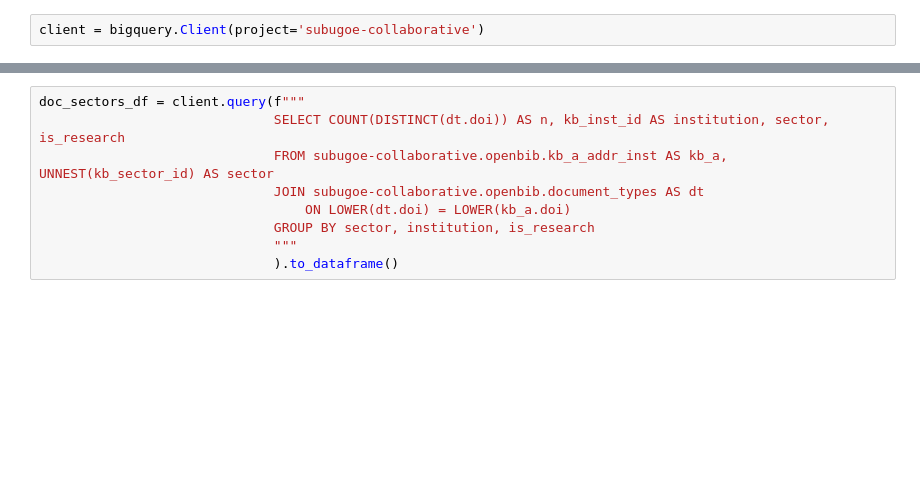
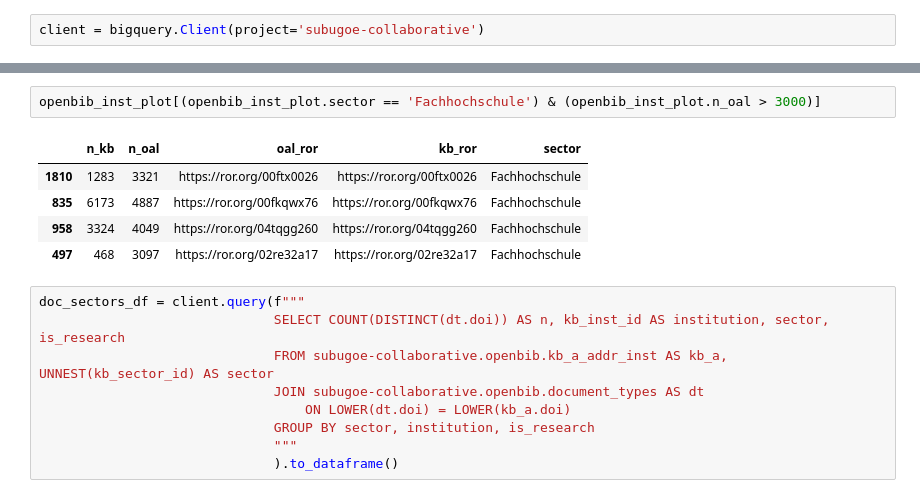
Before and after one commit to kbopenbib/kbopenbib_data, a Jupyter notebook: examples/bigquery_notebook.ipynb, the cells around one changed output, grey strips where cells are left out. Drawn from its saved outputs; the diff is of its cells as text; blank space fills up the shorter version.

```diff
--- a/examples/bigquery_notebook.ipynb
+++ b/examples/bigquery_notebook.ipynb
@@ -289,3 +171,11 @@ openbib_inst_oal_type_plot[(openbib_inst_oal_type_plot.oal_ror == 'https://ror.o
+# %%
+openbib_inst_plot[(openbib_inst_plot.sector == 'Fachhochschule') & (openbib_inst_plot.n_oal > 3000)]
+# %% [output]
+|  | n_kb | n_oal | oal_ror | kb_ror | sector |
+| 1810 | 1283 | 3321 | https://ror.org/00ftx0026 | https://ror.org/00ftx0026 | Fachhochschule |
+| 835 | 6173 | 4887 | https://ror.org/00fkqwx76 | https://ror.org/00fkqwx76 | Fachhochschule |
+| 958 | 3324 | 4049 | https://ror.org/04tqgg260 | https://ror.org/04tqgg260 | Fachhochschule |
+| 497 | 468 | 3097 | https://ror.org/02re32a17 | https://ror.org/02re32a17 | Fachhochschule |
 # %%
 doc_sectors_df = client.query(f"""
                               SELECT COUNT(DISTINCT(dt.doi)) AS n, kb_inst_id AS institution, sector, is_research
```
Also changed, not shown: parts of 31 cells of this notebook, 4 other files.
